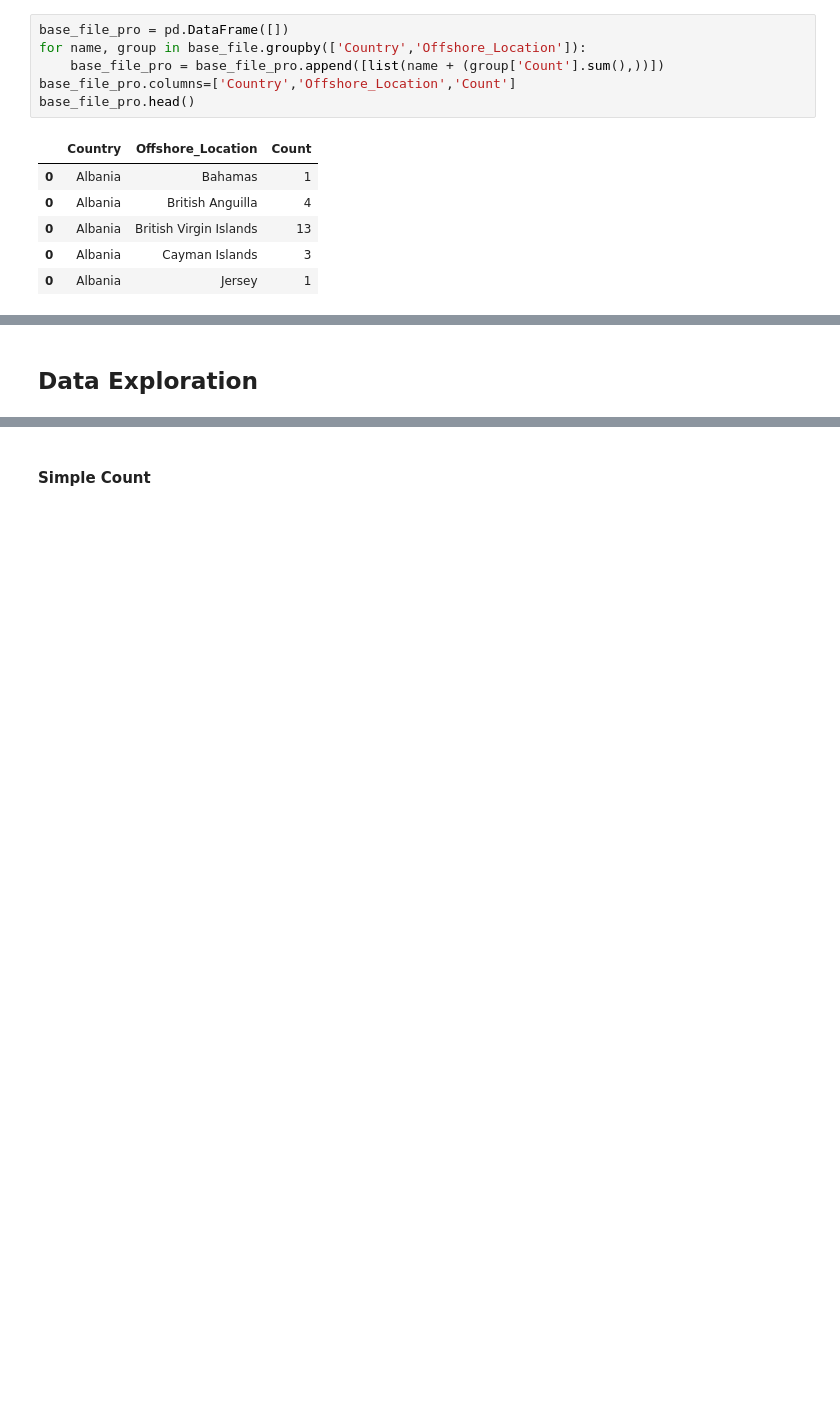
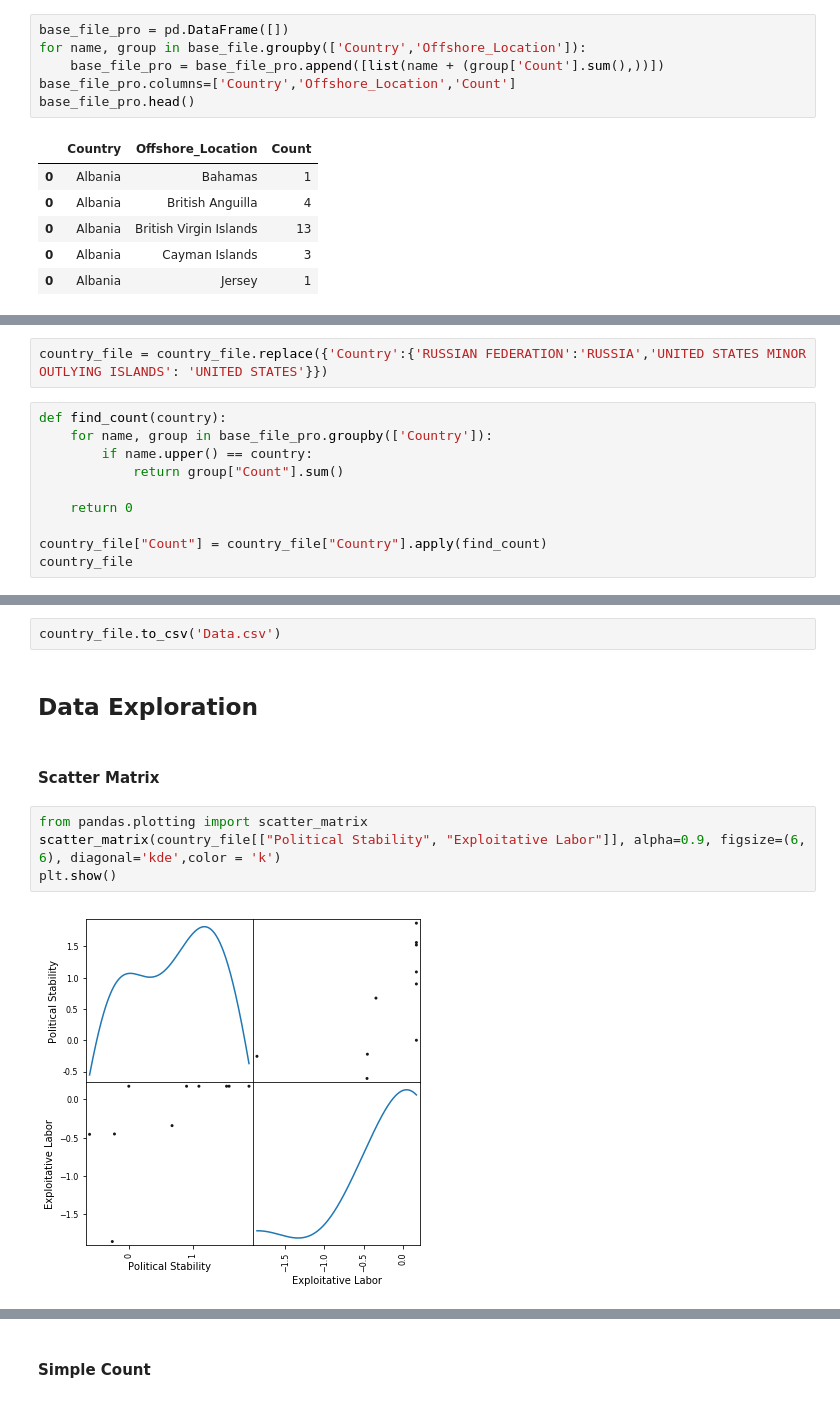
Before and after one commit to ZiaoChen/TR-Intern, a Jupyter notebook: Offshore Viz/Data Exploration.ipynb, the cells around one changed output, grey strips where cells are left out. Saved outputs shown, nothing was run; the diff lists cells and outputs as text; blank space fills up the shorter version.

```diff
--- a/Offshore Viz/Data Exploration.ipynb
+++ b/Offshore Viz/Data Exploration.ipynb
@@ -86,0 +88,12 @@ base_file_pro.head()
+# %%
+country_file = country_file.replace({'Country':{'RUSSIAN FEDERATION':'RUSSIA','UNITED STATES MINOR OUTLYING ISLANDS': 'UNITED STATES'}})
+# %%
+def find_count(country):
+    for name, group in base_file_pro.groupby(['Country']):
+        if name.upper() == country:
+            return group["Count"].sum()
+
+    return 0
+
+country_file["Count"] = country_file["Country"].apply(find_count)
+country_file
@@ -87,2 +113,12 @@ base_file_pro.head()
+# %%
+country_file.to_csv('Data.csv')
 # %% [markdown]
 ## Data Exploration
+# %% [markdown]
+#### Scatter Matrix
+# %%
+from pandas.plotting import scatter_matrix
+scatter_matrix(country_file[["Political Stability", "Exploitative Labor"]], alpha=0.9, figsize=(6, 6), diagonal='kde',color = 'k')
+plt.show()
+# %% [output]
+[figure, added]
```
Also changed, not shown: parts of 8 cells of this notebook, 2 other files.
